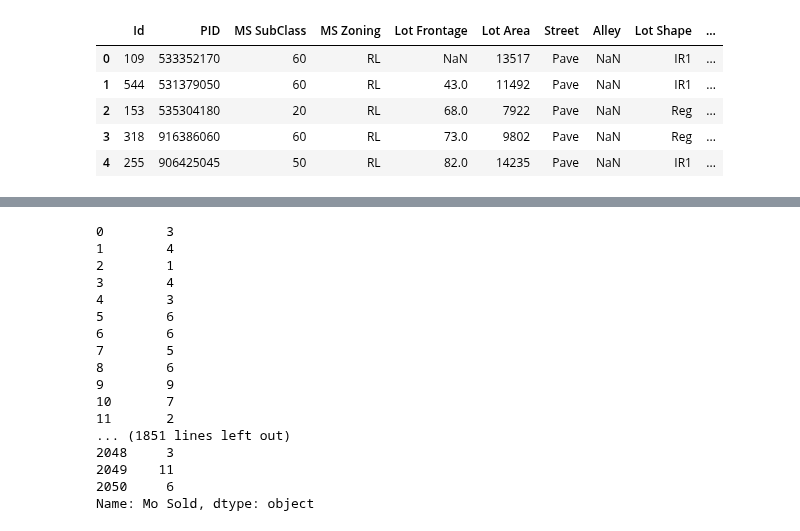
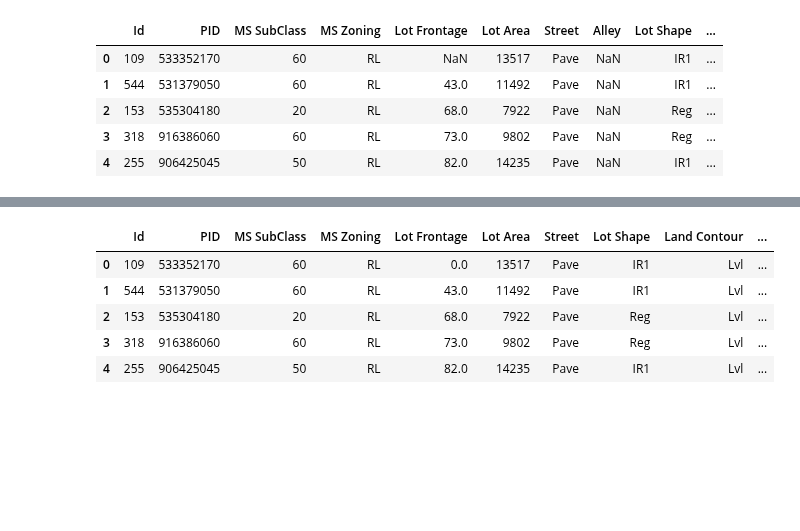
Before and after one commit to ianibogwu/Projects, a Jupyter notebook: GA-projects/02-Ames-housing/Cleaning_EDA.ipynb, the cells around one changed output, grey strips where cells are left out. Saved outputs shown, nothing was run; the diff lists cells and outputs as text; code cells hidden in the pictures; blank space fills up the shorter version.

```diff
--- a/GA-projects/02-Ames-housing/Cleaning_EDA.ipynb
+++ b/GA-projects/02-Ames-housing/Cleaning_EDA.ipynb
@@ -75,3 +71,42 @@ null_table.sort_values(by = 'Percentage of Null Values', ascending = False).head
+# %%
+def df(dataset):
+    #remove columns with more than 90% of null values.
+    train_data = dataset.loc[:, dataset.isin([np.nan]).mean() < .90]
+
+    #fill in null values for columns with missing data that I want to keep
+    train_data.fillna({'Fireplace Qu': 'NA', 'Fence': 'NA', 'Lot Frontage': 0}, inplace = True)
+
+    #remaping ordinal columns to numerical values
+    train_data['Exter Qual'] = train_data['Exter Qual'].map({'Ex':5, 'Gd':4, 'TA':3, 'Fa':2, 'Po':1})
+    train_data['Exter Cond'] = train_data['Exter Cond'].map({'Ex':5, 'Gd': 4, 'TA':3, 'Fa':2, 'Po':1})
+    train_data['Bsmt Qual']= train_data['Bsmt Qual'].map({'Ex':5, 'Gd':4, 'TA':3, 'Fa':2, 'Po':1, 'NA': 0})
+    train_data['Bsmt Cond'] = train_data['Bsmt Cond'].map({'Ex': 5, 'Gd': 4, 'TA': 3, 'Fa': 2, 'Po':1, 'NA': 0})
+    train_data['Bsmt Exposure'] = train_data['Bsmt Exposure'].map({'Gd': 4, 'Av': 3, 'Mn': 2, 'No':1, 'NA': 0})
+    train_data['BsmtFin Type 1'] = train_data['BsmtFin Type 1'].map({'GLQ': 6, 'ALQ':5, 'BLQ':4, 'Rec':3, 'LwQ':2, 'Unf':1, 'NA':0})
+    train_data['BsmtFin Type 2'] = train_data['BsmtFin Type 2'].map({'GLQ': 6, 'ALQ':5, 'BLQ': 4, 'Rec':3, 'LwQ':2, 'Unf':1, 'NA':0})
+    train_data['Heating QC'] = train_data['Heating QC'].map({'Ex': 5, 'Gd': 4, 'TA': 3, 'Fa':2, 'Po':1})
+    train_data['Electrical'] = train_data['Electrical'].map({'SBrkr':4, 'FuseA':3, "FuseF":2, 'FuseP':1, 'Mix':0})
+    train_data['Kitchen Qual']= train_data['Kitchen Qual'].map({'Ex':5, 'Gd':4, 'TA':3, 'Fa':2, 'Po':1})
+    train_data['Functional']= train_data['Functional'].map({'Typ':7, 'Min1':6, 'Min2':5, 'Mod':4, 'Maj1':3, 'Maj2':2, 'Sev':1, 'Sal':0 })
+    train_data['Fireplace Qu'] = train_data['Fireplace Qu'].map({'Ex':5, 'Gd':4, 'TA':3, 'Fa':2, 'Po':1, 'NA':0})
+    train_data['Garage Finish'] = train_data['Garage Finish'].map({'Fin':3, 'RFn':2, 'Unf':1, 'NA':0 })
+    train_data['Garage Qual'] = train_data['Garage Qual'].map({'Ex':5, 'Gd':4, 'TA':3, 'Fa':2, 'Po':1, 'NA':0})
+    train_data['Garage Cond']= train_data['Garage Cond'].map({'Ex':5, 'Gd':4, 'TA':3, 'Fa':2, 'Po':1, 'NA':0})
+    train_data['Paved Drive']= train_data['Paved Drive'].map({'Y':3, 'P':2, 'N':1})
+    train_data['Fence']= train_data['Fence'].map({'GdPrv':4, 'MnPrv':3, 'GdWo':2, 'MnWw':1, 'NA':0})
+
+    #changing numeric data types to strings(object)
+    train_data['Mo Sold'] = train_data['Mo Sold'].astype(str)
+    train_data['Yr Sold'] = train_data['Yr Sold'].astype(str)
+    train_data['MS SubClass'] = train_data['MS SubClass'].astype(str)
+    #
+#     #dummify left over categorical data columns
+#     train_data = pd.get_dummies(data = train_data, columns = list(train_data.select_dtypes(['object']).columns), drop_first=True)
+
+    #drop rest of null values less than 90%
+    train_data.dropna(inplace=True)
+
+    return train_data
 # %% [markdown]
 ## Dealing with missing values:
 
@@ -121,3 +124,0 @@ def df(dataset):
-# %%
-train = df(train)
-train.isnull().sum()
@@ -142,20 +125,10 @@ dtype: int64
-# %%
-train['Mo Sold'].astype(str)
-# %% [output]
-0        3
-1        4
-2        1
-3        4
-4        3
-5        6
-6        6
-7        5
-8        6
-9        9
-10       7
-11       2
-... (1851 lines left out)
-2048     3
-2049    11
-2050     6
-Name: Mo Sold, dtype: object
+# %%
+train_data = df(train)
+train_data.head(5)
+# %% [output]
+|  | Id | PID | MS SubClass | MS Zoning | Lot Frontage | Lot Area | Street | Lot Shape | Land Contour | ... |
+| 0 | 109 | 533352170 | 60 | RL | 0.0 | 13517 | Pave | IR1 | Lvl | ... |
+| 1 | 544 | 531379050 | 60 | RL | 43.0 | 11492 | Pave | IR1 | Lvl | ... |
+| 2 | 153 | 535304180 | 20 | RL | 68.0 | 7922 | Pave | Reg | Lvl | ... |
+| 3 | 318 | 916386060 | 60 | RL | 73.0 | 9802 | Pave | Reg | Lvl | ... |
+| 4 | 255 | 906425045 | 50 | RL | 82.0 | 14235 | Pave | IR1 | Lvl | ... |
```
Also changed, not shown: parts of 5 cells of this notebook.
